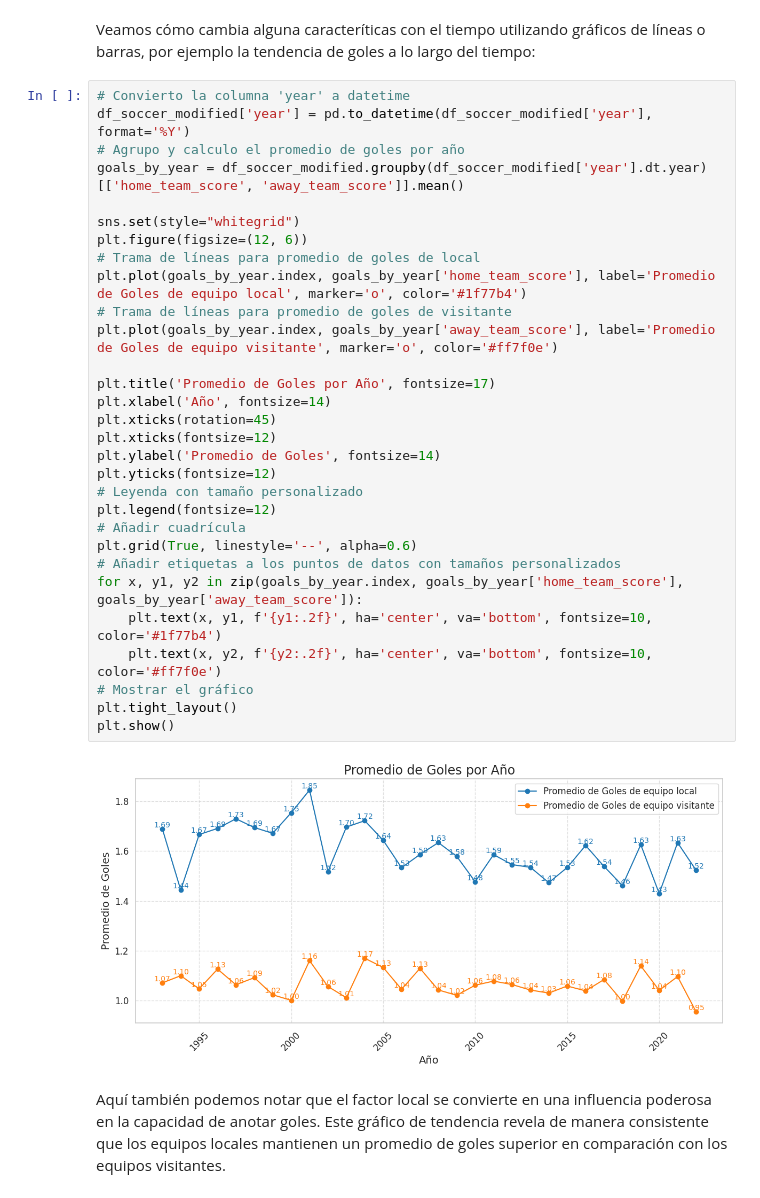
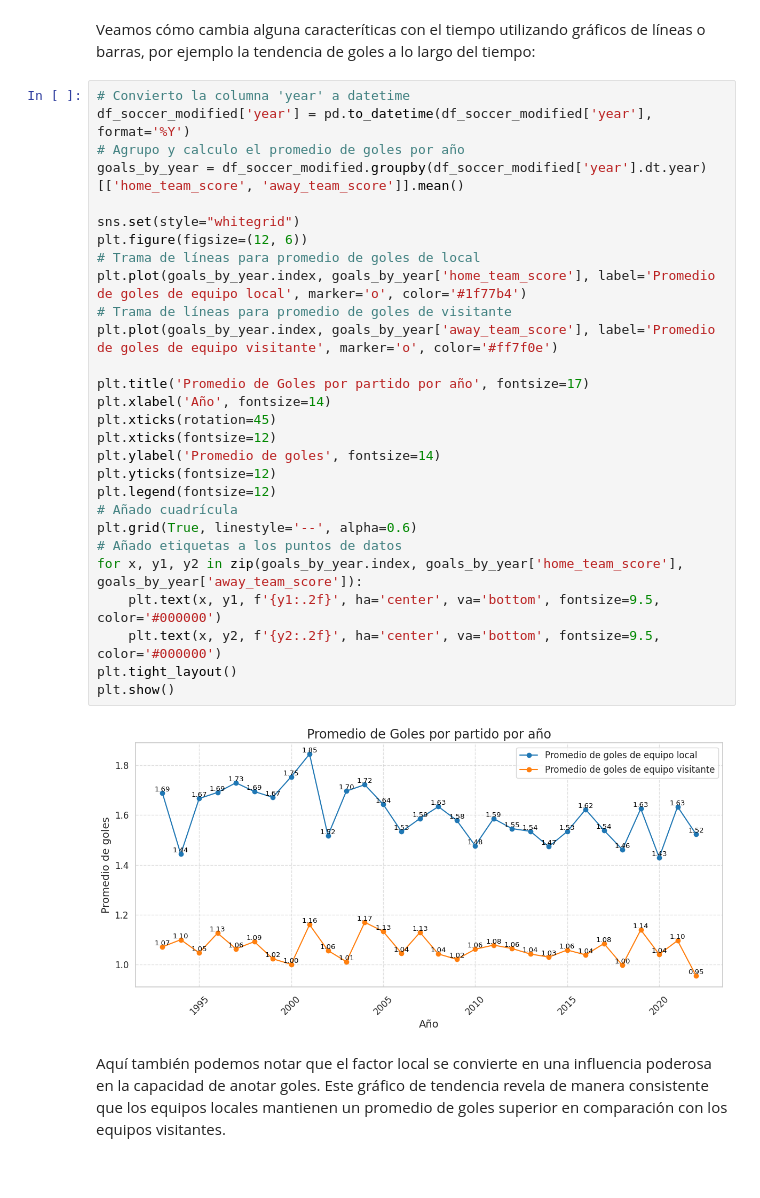
Before and after one commit to LucasIBoczkowski/CoderHouse, a Jupyter notebook: Data Science/Desafíos/Proyecto Final - Segunda Entrega/SegundaEntregaBoczkowski.ipynb, the cells around one changed output. Cells and saved outputs as stored; diff of their text form.

```diff
--- a/Data Science/Desafíos/Proyecto Final - Segunda Entrega/SegundaEntregaBoczkowski.ipynb
+++ b/Data Science/Desafíos/Proyecto Final - Segunda Entrega/SegundaEntregaBoczkowski.ipynb
@@ -1297,35 +1297,33 @@ Veamos cómo cambia alguna caracteríticas con el tiempo utilizando gráficos de
 # %%
 # Convierto la columna 'year' a datetime
 df_soccer_modified['year'] = pd.to_datetime(df_soccer_modified['year'], format='%Y')
 # Agrupo y calculo el promedio de goles por año
 goals_by_year = df_soccer_modified.groupby(df_soccer_modified['year'].dt.year)[['home_team_score', 'away_team_score']].mean()
 
 sns.set(style="whitegrid")
 plt.figure(figsize=(12, 6))
 # Trama de líneas para promedio de goles de local
-plt.plot(goals_by_year.index, goals_by_year['home_team_score'], label='Promedio de Goles de equipo local', marker='o', color='#1f77b4')
+plt.plot(goals_by_year.index, goals_by_year['home_team_score'], label='Promedio de goles de equipo local', marker='o', color='#1f77b4')
 # Trama de líneas para promedio de goles de visitante
-plt.plot(goals_by_year.index, goals_by_year['away_team_score'], label='Promedio de Goles de equipo visitante', marker='o', color='#ff7f0e')
+plt.plot(goals_by_year.index, goals_by_year['away_team_score'], label='Promedio de goles de equipo visitante', marker='o', color='#ff7f0e')
 
-plt.title('Promedio de Goles por Año', fontsize=17)
+plt.title('Promedio de Goles por partido por año', fontsize=17)
 plt.xlabel('Año', fontsize=14)
 plt.xticks(rotation=45)
 plt.xticks(fontsize=12)
-plt.ylabel('Promedio de Goles', fontsize=14)
+plt.ylabel('Promedio de goles', fontsize=14)
 plt.yticks(fontsize=12)
-# Leyenda con tamaño personalizado
 plt.legend(fontsize=12)
-# Añadir cuadrícula
+# Añado cuadrícula
 plt.grid(True, linestyle='--', alpha=0.6)
-# Añadir etiquetas a los puntos de datos con tamaños personalizados
+# Añado etiquetas a los puntos de datos
 for x, y1, y2 in zip(goals_by_year.index, goals_by_year['home_team_score'], goals_by_year['away_team_score']):
-    plt.text(x, y1, f'{y1:.2f}', ha='center', va='bottom', fontsize=10, color='#1f77b4')
-    plt.text(x, y2, f'{y2:.2f}', ha='center', va='bottom', fontsize=10, color='#ff7f0e')
-# Mostrar el gráfico
+    plt.text(x, y1, f'{y1:.2f}', ha='center', va='bottom', fontsize=9.5, color='#000000')
+    plt.text(x, y2, f'{y2:.2f}', ha='center', va='bottom', fontsize=9.5, color='#000000')
 plt.tight_layout()
 plt.show()
 # %% [output]
-[figure, old version]
+[figure, new version]
 # %% [markdown]
 Aquí también podemos notar que el factor local se convierte en una influencia poderosa en la capacidad de anotar goles. Este gráfico de tendencia revela de manera consistente que los equipos locales mantienen un promedio de goles superior en comparación con los equipos visitantes.
 # %% [markdown]
```
Also changed, not shown: parts of 1 cell of this notebook.
